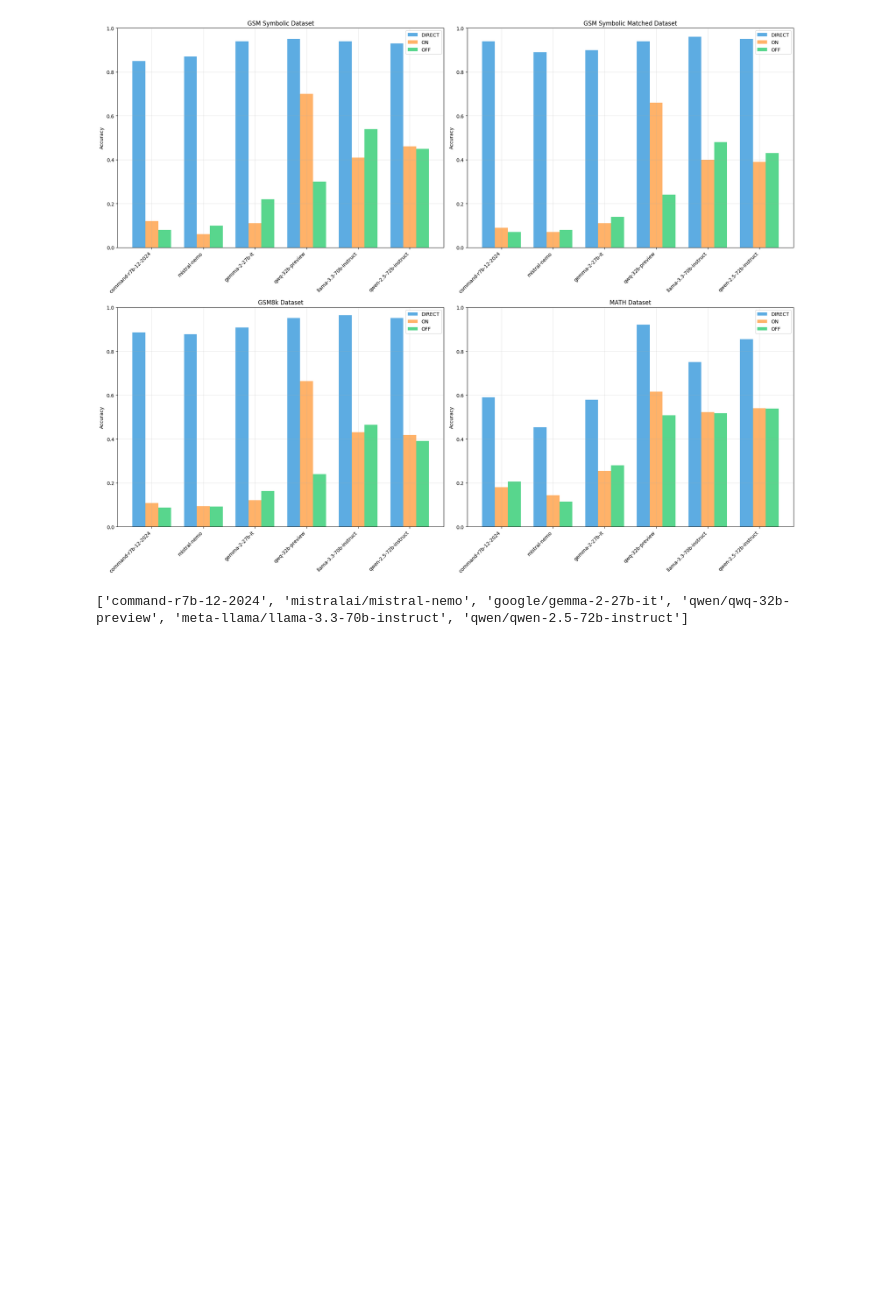
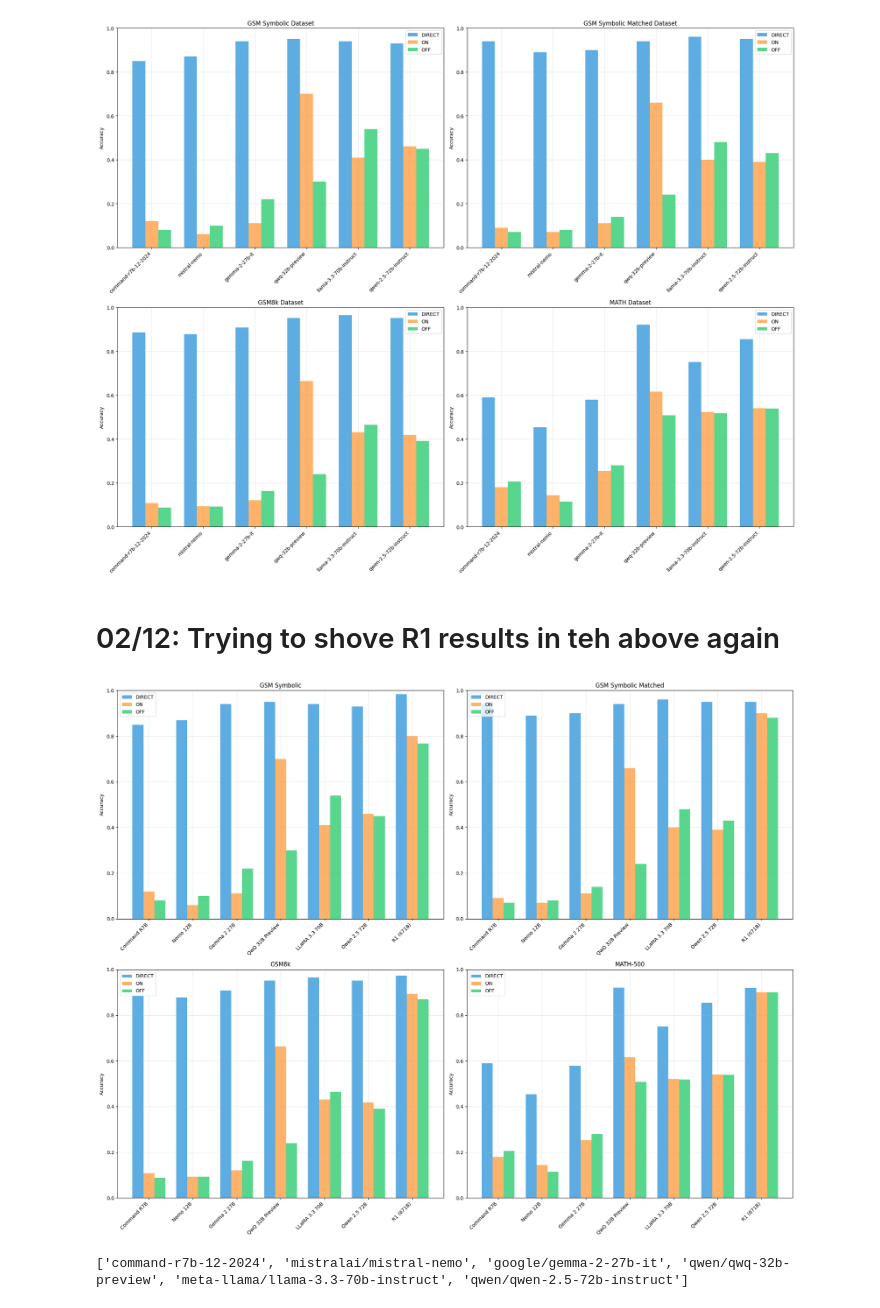
Before and after one commit to sasilver75/cohere-reasoning-v5, a Jupyter notebook: gsm8k/generate_plots.ipynb, the cells around one changed output. Drawn from its saved outputs; the diff is of its cells as text; code cells hidden in the pictures; blank space fills up the shorter version.

Commit message:
four way chart new one

```diff
--- a/gsm8k/generate_plots.ipynb
+++ b/gsm8k/generate_plots.ipynb
@@ -155,6 +155,85 @@ plt.tight_layout()
 plt.show()
 # %% [output]
 [figure]
+# %% [markdown]
+# 02/12: Trying to shove R1 results in teh above again
+# %%
+# Create the visualization
+fig, axes = plt.subplots(2, 2, figsize=(20, 16))
+axes = axes.ravel()
+
+# Colors for the three scenarios
+colors = ['#3498db', '#ff9f43', '#2ecc71']
+bar_width = 0.25
+
+datasets = ['gsm_symbolic', 'gsm_symbolic_matched', 'gsm8k', 'math']
+scenarios = ['direct', 'on', 'off']
+
+models = [
+    'command-r7b-12-2024',
+    'mistralai/mistral-nemo',
+    'google/gemma-2-27b-it',
+    'qwen/qwq-32b-preview',
+    'meta-llama/llama-3.3-70b-instruct',
+    'qwen/qwen-2.5-72b-instruct',
+    'R1 (671B)'   # <-- new model added
+]
+display_names = [
+    "Command R7B",
+    "Nemo 12B",
+    "Gemma 2 27B",
+    "QwQ 32B Preview",
+    "LLaMA 3.3 70B",
+    "Qwen 2.5 72B",
+    "R1 (671B)"
+]
+
+# Provided R1 results as percentages converted to fractions
+r1_results = {
+    'gsm8k': {'direct': 97.4/100, 'on': 89.3/100, 'off': 87.0/100},
+    'gsm_symbolic': {'direct': 98.4/100, 'on': 80.0/100, 'off': 76.8/100},
+    'gsm_symbolic_matched': {'direct': 95.0/100, 'on': 90.0/100, 'off': 88.0/100},
+    'math': {'direct': 91.9/100, 'on': 90.0/100, 'off': 90.0/100},
+}
+
+for idx, dataset in enumerate(datasets):
+    ax = axes[idx]
+    x = np.arange(len(models))
+
+    # Plot bars for each scenario
+    for i, (scenario, color) in enumerate(zip(scenarios, colors)):
+        values = []
+        for model in models:
+            if model == 'R1 (671B)':
+                # Use the provided R1 results
+                values.append(r1_results[dataset][scenario])
+            else:
+                # Use the existing lookup value for other models
+                values.append(lookup[dataset][scenario][model])
+        ax.bar(x + i * bar_width, values, bar_width, label=scenario.upper(), color=color, alpha=0.8)
+
+    # Customize the plot
+    ax.set_ylabel('Accuracy')
+    title_lookup = {
+        "gsm_symbolic": "GSM Symbolic",
+        "gsm_symbolic_matched": "GSM Symbolic Matched",
+        "gsm8k": "GSM8k",
+        "math": "MATH-500"
+    }
+    ax.set_title(f'{title_lookup[dataset]}')
+    ax.set_xticks(x + bar_width)
+    # ax.set_xticklabels([m.split('/')[-1] if '/' in m else m for m in models], rotation=45, ha='right')
+    ax.set_xticklabels(display_names, rotation=45, ha='right')
+    ax.legend()
+    ax.grid(True, alpha=0.3)
+    ax.set_ylim(0, 1.0)
+
+plt.tight_layout()
+plt.savefig("four-way-comparison.pdf", format="pdf", bbox_inches="tight", dpi=300)
+plt.savefig("four-way-comparison.svg", format="svg", bbox_inches="tight")
+plt.show()
+# %% [output]
+[figure, added]
 # %%
 # THIS IS FOR THE AVERAGED, COMPACT
 # Create single figure with smaller dimensions
```
Also changed, not shown: 2 other files.
